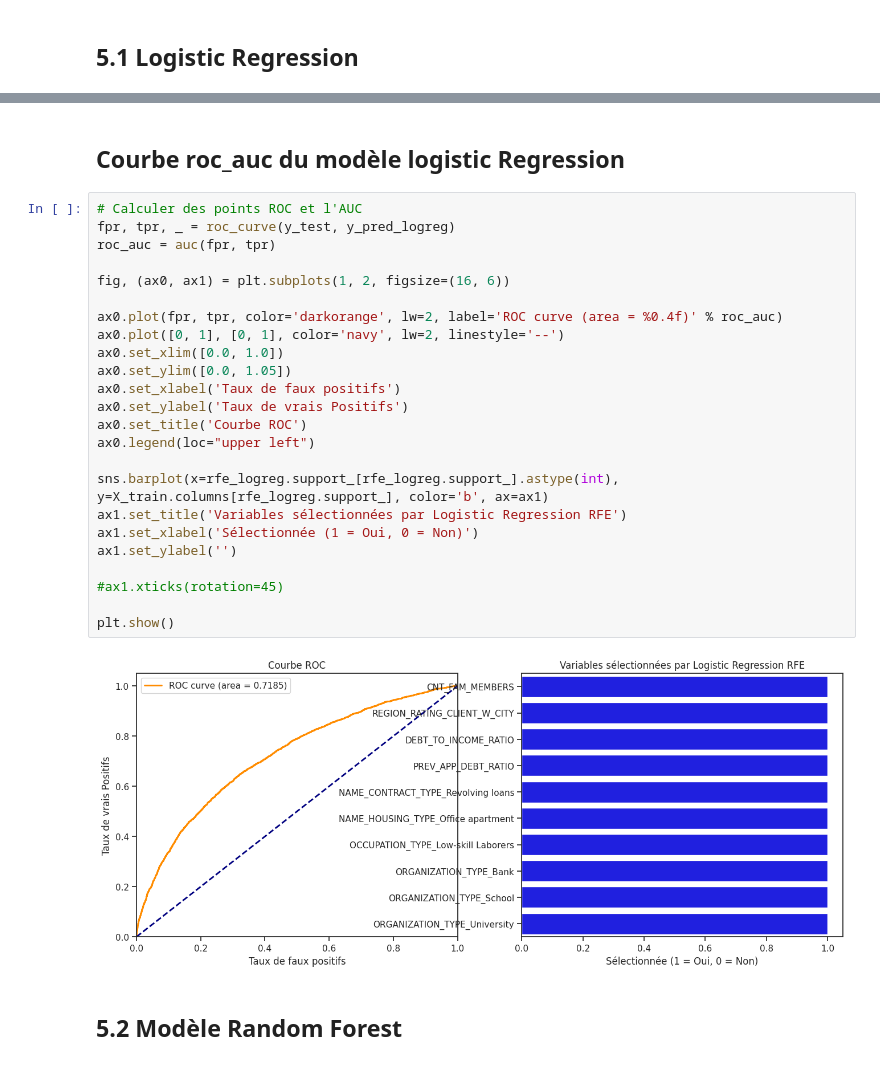
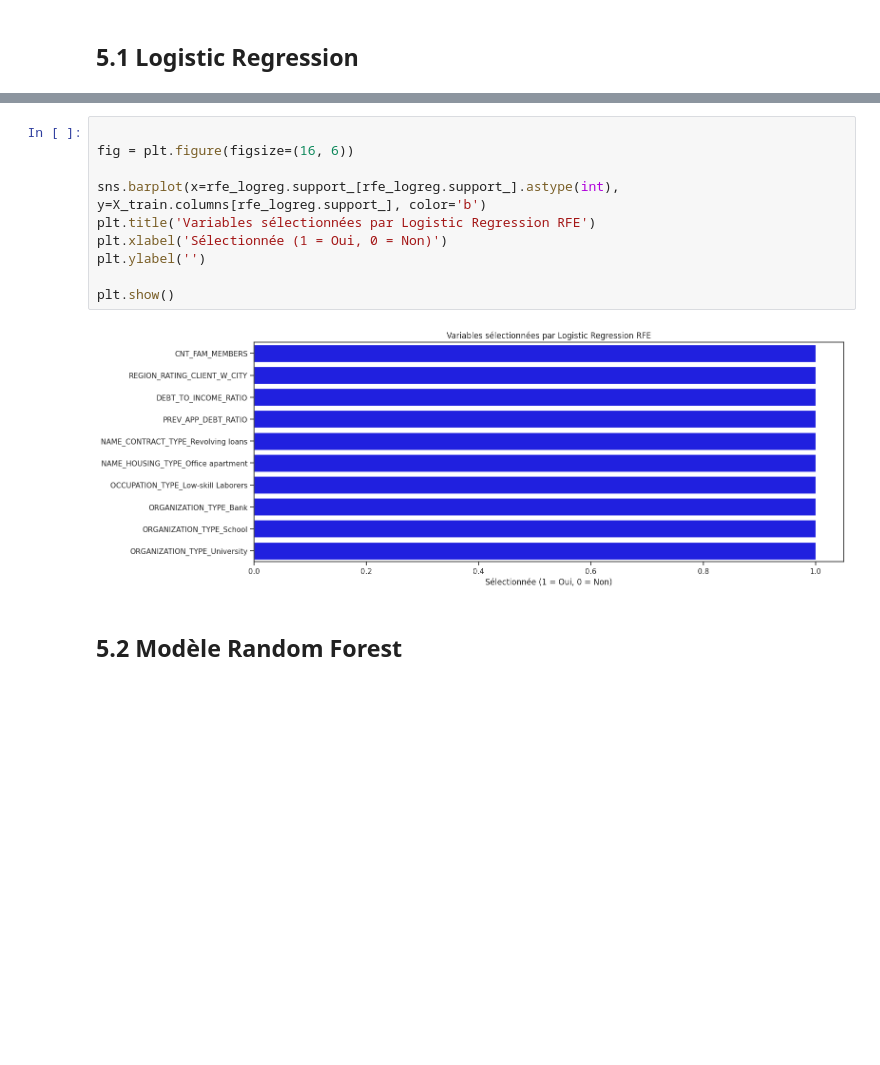
Before and after one commit to amadousysada/scoring-model, a Jupyter notebook: 02_feature_selection.ipynb, the cells around one changed output, grey strips where cells are left out. Drawn from its saved outputs; the diff is of its cells as text; blank space fills up the shorter version.

Commit message:
fin de la sélection des caractéristiques

```diff
--- a/02_feature_selection.ipynb
+++ b/02_feature_selection.ipynb
@@ -283,31 +295,15 @@ Wall time: 2min 14s
-# %% [markdown]
-## Courbe roc_auc du modèle logistic Regression
 # %%
-# Calculer des points ROC et l'AUC
-fpr, tpr, _ = roc_curve(y_test, y_pred_logreg)
-roc_auc = auc(fpr, tpr)
 
-fig, (ax0, ax1) = plt.subplots(1, 2, figsize=(16, 6))
+fig = plt.figure(figsize=(16, 6))
 
-ax0.plot(fpr, tpr, color='darkorange', lw=2, label='ROC curve (area = %0.4f)' % roc_auc)
-ax0.plot([0, 1], [0, 1], color='navy', lw=2, linestyle='--')
-ax0.set_xlim([0.0, 1.0])
-ax0.set_ylim([0.0, 1.05])
-ax0.set_xlabel('Taux de faux positifs')
-ax0.set_ylabel('Taux de vrais Positifs')
-ax0.set_title('Courbe ROC')
-ax0.legend(loc="upper left")
-
-sns.barplot(x=rfe_logreg.support_[rfe_logreg.support_].astype(int), y=X_train.columns[rfe_logreg.support_], color='b', ax=ax1)
-ax1.set_title('Variables sélectionnées par Logistic Regression RFE')
-ax1.set_xlabel('Sélectionnée (1 = Oui, 0 = Non)')
-ax1.set_ylabel('')
-
-#ax1.xticks(rotation=45)
+sns.barplot(x=rfe_logreg.support_[rfe_logreg.support_].astype(int), y=X_train.columns[rfe_logreg.support_], color='b')
+plt.title('Variables sélectionnées par Logistic Regression RFE')
+plt.xlabel('Sélectionnée (1 = Oui, 0 = Non)')
+plt.ylabel('')
 
 plt.show()
 # %% [output]
-[figure, old version]
+[figure, new version]
 # %% [markdown]
 ## 5.2 Modèle Random Forest
 # %%
```
Also changed, not shown: parts of 12 cells of this notebook.
